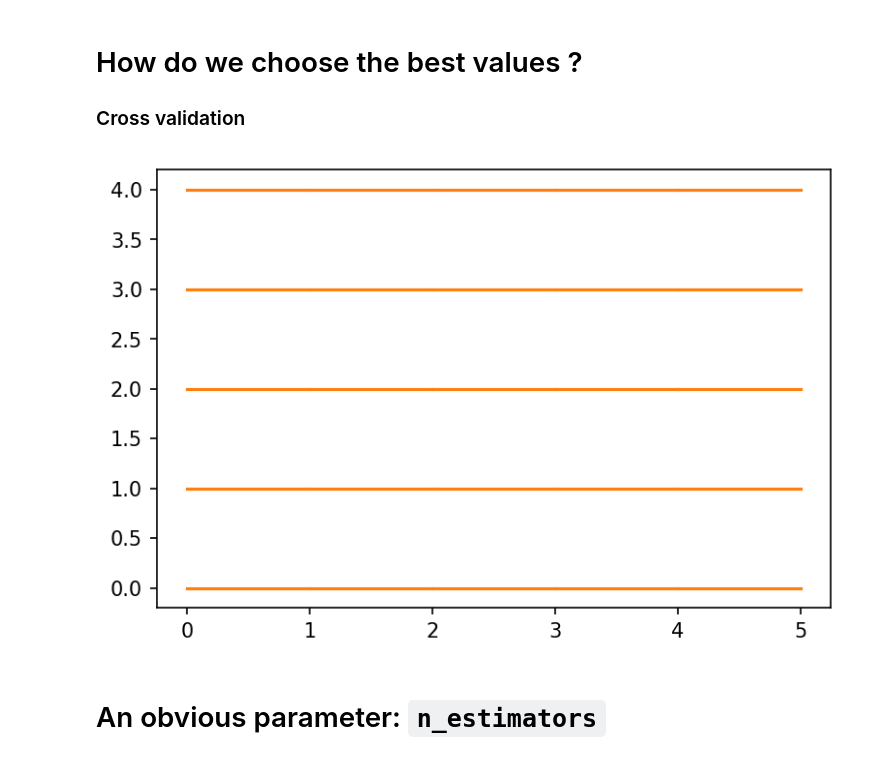
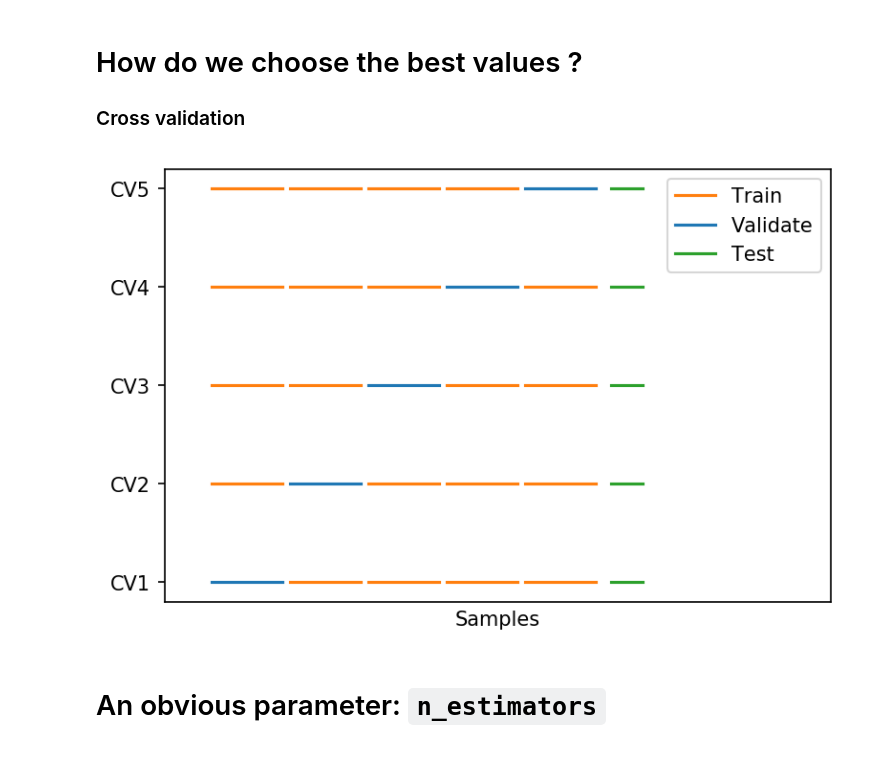
Before and after one commit to PierreGratier/AIISL, a Jupyter notebook: AIISL.ipynb, the cells around one changed output. Saved outputs shown, nothing was run; the diff lists cells and outputs as text; code cells hidden in the pictures.

Commit message:
Finished cross validation figure

```diff
--- a/AIISL.ipynb
+++ b/AIISL.ipynb
@@ -426,15 +443,32 @@ for key, value in rf.get_params().items():
 # %% [markdown]
 # How do we choose the best values ?
 ### Cross validation
-# %%
-fig, ax = pl.subplots(1)
-y_pos = 0
-x_pos = np.arange(5)
-for j in range(5):
-    for i in range(5):
-        pl.plot([x_pos[i],x_pos[i]+1],[j,j],color='C1')
-# %% [output]
-[figure, removed]
+# %%
+fig, ax = pl.subplots(1)
+y_pos = 0
+x_pos = np.arange(5)
+for j in range(5):
+    for i in range(5):
+        if (i==j):
+            color = 'C0'
+        else:
+            color = 'C1'
+        pl.plot([x_pos[i]+.1,x_pos[i]+1],[j,j],color=color)
+
+for j in range(5):
+    pl.plot([x_pos[-1]+1.2,x_pos[-1]+1.6],[j,j],color='C2')
+
+pl.plot([0,0],[0,0],color='C1',label='Train')
+pl.plot([0,0],[0,0],color='C0',label='Validate')
+pl.plot([0,0],[0,0],color='C2',label='Test')
+pl.xlim([-.50,8])
+pl.yticks(range(0,5),['CV{}'.format(i+1) for i in range(5)])
+pl.xticks([])
+pl.xlabel('Samples')
+pl.legend()
+pl.show()
+# %% [output]
+[figure, added]
 # %% [markdown]
 # An obvious parameter: `n_estimators`
 # %%
```
Also changed, not shown: parts of 1 cell of this notebook, 1 other file.
